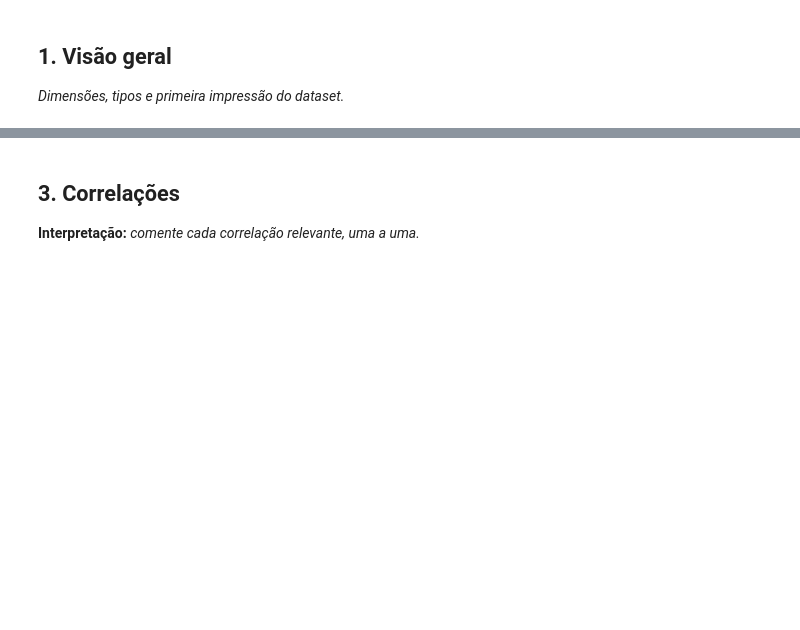
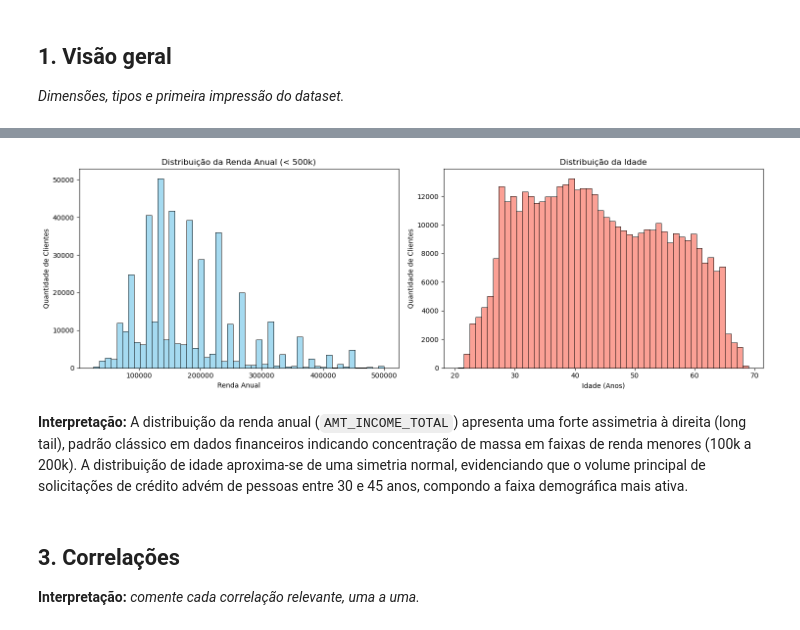
Before and after one commit to fagnermacedo/tech-challenge-fase2, a Jupyter notebook: notebooks/01_eda.ipynb, the cells around one changed output, grey strips where cells are left out. Drawn from its saved outputs; the diff is of its cells as text; code cells hidden in the pictures; blank space fills up the shorter version.

```diff
--- a/notebooks/01_eda.ipynb
+++ b/notebooks/01_eda.ipynb
@@ -114,3 +200,25 @@ df.describe().T
+# %%
+fig, ax = plt.subplots(1, 2, figsize=(15, 5))
+
+# Distribuição da Renda
+sns.histplot(df_aplication[df_aplication['AMT_INCOME_TOTAL'] < 500000]['AMT_INCOME_TOTAL'], bins=50, ax=ax[0], color='skyblue')
+ax[0].set_title('Distribuição da Renda Anual (< 500k)')
+ax[0].set_xlabel('Renda Anual')
+ax[0].set_ylabel('Quantidade de Clientes')
+
+# Distribuição da Idade
+idades_anos = df_aplication['DAYS_BIRTH'] / -365.25
+sns.histplot(idades_anos, bins=50, ax=ax[1], color='salmon')
+ax[1].set_title('Distribuição da Idade')
+ax[1].set_xlabel('Idade (Anos)')
+ax[1].set_ylabel('Quantidade de Clientes')
+
+plt.tight_layout()
+plt.show()
+# %% [output]
+[figure, added]
+# %% [markdown]
+**Interpretação:** A distribuição da renda anual (`AMT_INCOME_TOTAL`) apresenta uma forte assimetria à direita (long tail), padrão clássico em dados financeiros indicando concentração de massa em faixas de renda menores (100k a 200k). A distribuição de idade aproxima-se de uma simetria normal, evidenciando que o volume principal de solicitações de crédito advém de pessoas entre 30 e 45 anos, compondo a faixa demográfica mais ativa.
 # %% [markdown]
 ## 3. Correlações
 
```
Also changed, not shown: parts of 11 cells of this notebook, 1 other file.
